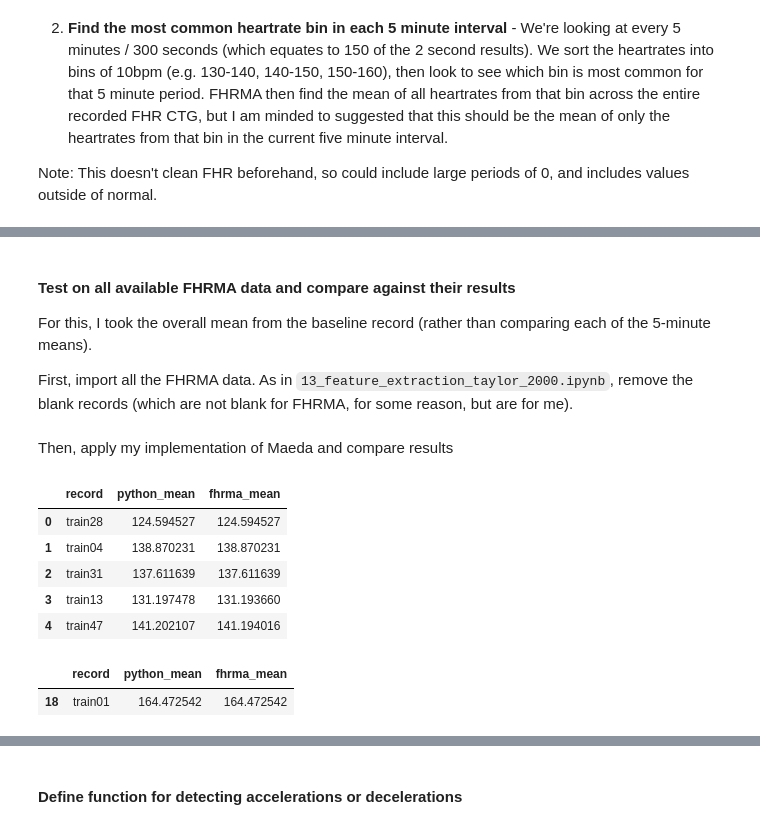
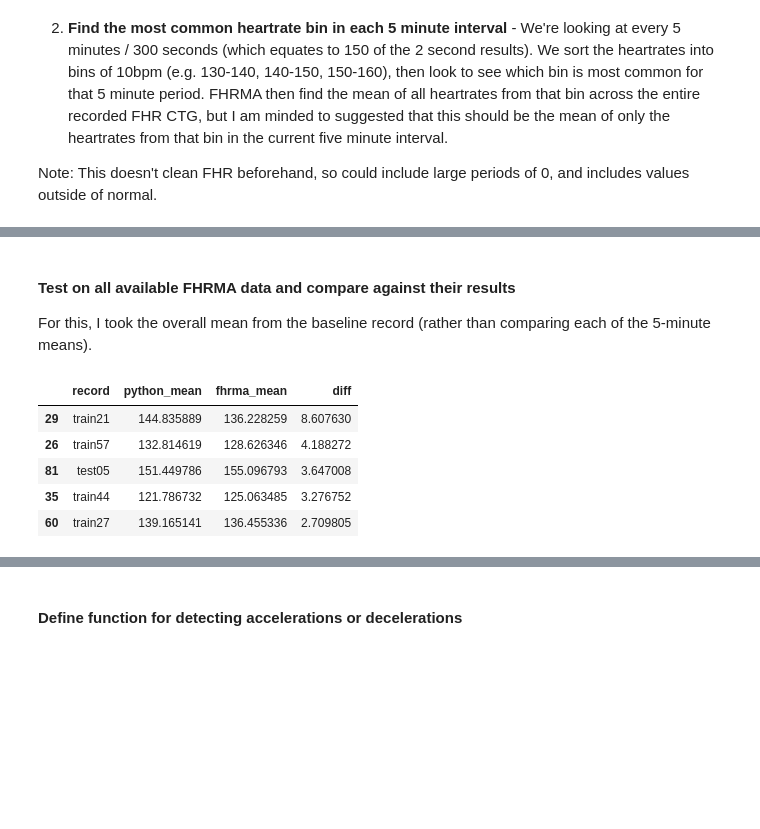
Before and after one commit to birth-outcomes/ctg_exploratory, a Jupyter notebook: 14_feature_extraction_maeda_2012.ipynb, the cells around one changed output, grey strips where cells are left out. Cells and saved outputs as stored; diff of their text form; code cells hidden in the pictures; blank space fills up the shorter version.

Commit message:
Reran with the corrected FHR cleaned data

```diff
--- a/14_feature_extraction_maeda_2012.ipynb
+++ b/14_feature_extraction_maeda_2012.ipynb
@@ -97,5 +150,0 @@ Load the FHRMA data - the raw FHR trace, and the results from their implementati
-# %%
-# Load the FHR
-fhr = pd.read_csv(os.path.join(paths.fhrma_train_csv, 'train42.csv'),
-                  header=None)[0].values
-fhr[0:10]
@@ -293,15 +307,0 @@ print(np.mean(fhrma_result))
-# %%
-# Find mean of every 8 records, generating shorter version of FHR (sfhr)
-sfhr = []
-start=0
-end=len(fhr)
-step=8
-for i in range(start, end, step):
-    sfhr.append(np.mean(fhr[i:i+step]))
-
-# If there is a remainder when divide length by 8 (i.e. doesn't perfectly
-# divide), then drop the final calculated FHR, as it is not from at least 8 data points
-if len(fhr) % 8 != 0:
-    sfhr.pop()
-
-print(len(sfhr))
@@ -331,5 +309,3 @@ sfhr[:150]
 #### Test on all available FHRMA data and compare against their results
 
 For this, I took the overall mean from the baseline record (rather than comparing each of the 5-minute means).
-
-First, import all the FHRMA data. As in `13_feature_extraction_taylor_2000.ipynb`, remove the blank records (which are not blank for FHRMA, for some reason, but are for me).
@@ -375,5 +312,3 @@ for k in blank:
-# %% [markdown]
-Then, apply my implementation of Maeda and compare results
 # %%
 # Create dictionary to store results
 python_maeda = dict()
@@ -383,22 +318,22 @@ for key, value in raw_fhr.items():
 # %%
 # Find mean of each record and combine dataframes
 python_df = pd.DataFrame({
     'record': python_maeda.keys(),
     'python_mean': [np.mean(python_maeda[i]) for i in python_maeda.keys()]})
 fhrma_df = pd.DataFrame({
     'record': fhrma_maeda_base.keys(),
     'fhrma_mean': [np.mean(fhrma_maeda_base[i]) for i in fhrma_maeda_base.keys()]})
 compare_mean = pd.merge(python_df, fhrma_df, on='record')
-compare_mean.head()
+
+# Add column with difference in means
+compare_mean['diff'] = abs(compare_mean['python_mean'] - compare_mean['fhrma_mean'])
+
+# Preview dataframe, starting with records with the greatest difference
+compare_mean.sort_values(by='diff', ascending=False).head()
 # %% [output]
-|  | record | python_mean | fhrma_mean |
-| 0 | train28 | 124.594527 | 124.594527 |
-| 1 | train04 | 138.870231 | 138.870231 |
-| 2 | train31 | 137.611639 | 137.611639 |
-| 3 | train13 | 131.197478 | 131.193660 |
-| 4 | train47 | 141.202107 | 141.194016 |
+|  | record | python_mean | fhrma_mean | diff |
+| 29 | train21 | 144.835889 | 136.228259 | 8.607630 |
+| 26 | train57 | 132.814619 | 128.626346 | 4.188272 |
+| 81 | test05 | 151.449786 | 155.096793 | 3.647008 |
+| 35 | train44 | 121.786732 | 125.063485 | 3.276752 |
+| 60 | train27 | 139.165141 | 136.455336 | 2.709805 |
-# %%
-compare_mean[compare_mean['record'] == 'train01']
-# %% [output]
-|  | record | python_mean | fhrma_mean |
-| 18 | train01 | 164.472542 | 164.472542 |
```
Also changed, not shown: parts of 45 cells of this notebook, 1 other file.
